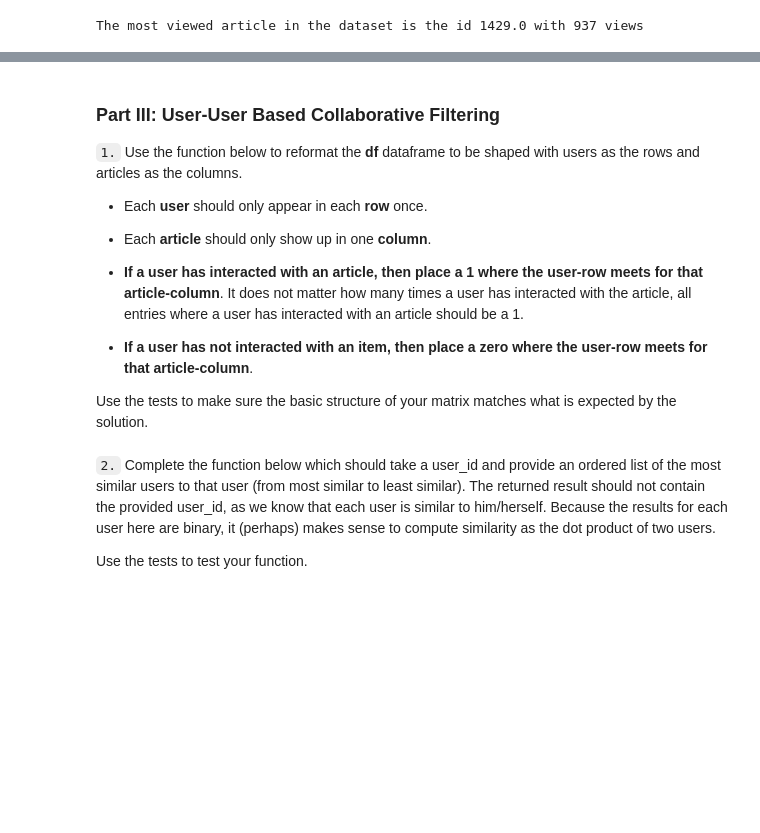
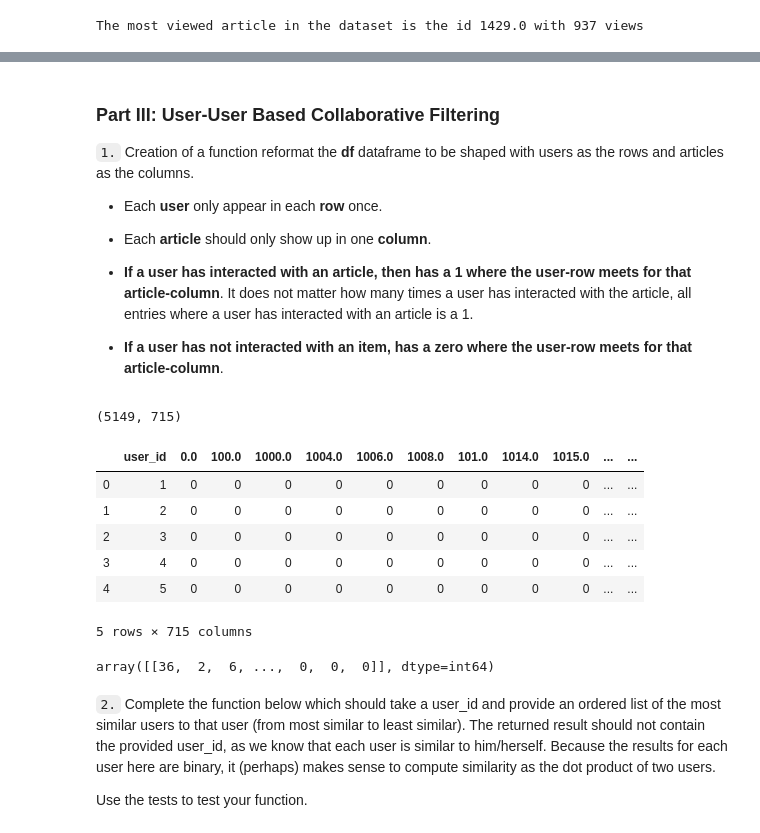
Before and after one commit to canceleiro/IBM-Recommendation-Engine, a Jupyter notebook: Recommendations_with_IBM.ipynb, the cells around one changed output, grey strips where cells are left out. Cells and saved outputs as stored; diff of their text form; code cells hidden in the pictures; blank space fills up the shorter version.

```diff
--- a/Recommendations_with_IBM.ipynb
+++ b/Recommendations_with_IBM.ipynb
@@ -71,7 +71,7 @@ df.head()
 # %% [markdown]
 Changing article id datatype to int
 # %%
-df.article_id = df.article_id.astype('int64')
+df.article_id = df.article_id.astype('str')
 # %% [markdown]
 ### <a class="anchor" id="Exploratory-Data-Analysis">Part I : Exploratory Data Analysis</a>
 
@@ -226,22 +186,20 @@ t.sol_2_test(get_top_articles)
 ### <a class="anchor" id="User-User">Part III: User-User Based Collaborative Filtering</a>
 
 
-`1.` Use the function below to reformat the **df** dataframe to be shaped with users as the rows and articles as the columns.
+`1.` Creation of a function reformat the **df** dataframe to be shaped with users as the rows and articles as the columns.
 
-* Each **user** should only appear in each **row** once.
+* Each **user** only appear in each **row** once.
 
 
 * Each **article** should only show up in one **column**.
 
 
-* **If a user has interacted with an article, then place a 1 where the user-row meets for that article-column**.  It does not matter how many times a user has interacted with the article, all entries where a user has interacted with an article should be a 1.
+* **If a user has interacted with an article, then has a 1 where the user-row meets for that article-column**.  It does not matter how many times a user has interacted with the article, all entries where a user has interacted with an article is a 1.
 
 
-* **If a user has not interacted with an item, then place a zero where the user-row meets for that article-column**.
-
-Use the tests to make sure the basic structure of your matrix matches what is expected by the solution.
+* **If a user has not interacted with an item, has a zero where the user-row meets for that article-column**.
 # %%
-# create the user-article matrix with 1's and 0's
+# creation of the user-article matrix with 1's and 0's
 
 def create_user_item_matrix(df):
     '''
@@ -257,6 +215,11 @@ def create_user_item_matrix(df):
     '''
     # Fill in the function here
 
+    matrix = df.copy()
+    matrix = pd.concat([matrix,pd.get_dummies(matrix.article_id)], axis = 1)
+    matrix = matrix.drop(['title','article_id'], axis = 1)
+    user_item = matrix.groupby('user_id').max().reset_index()
+
     return user_item # return the user_item matrix
 
 user_item = create_user_item_matrix(df)
@@ -268,0 +226,14 @@ print("You have passed our quick tests!  Please proceed!")
+# %%
+user_item.shape
+# %% [output]
+(5149, 715)
+# %%
+user_item.head()
+# %% [output]
+|  | user_id | 0.0 | 100.0 | 1000.0 | 1004.0 | 1006.0 | 1008.0 | 101.0 | 1014.0 | 1015.0 | ... | ... |
+| 0 | 1 | 0 | 0 | 0 | 0 | 0 | 0 | 0 | 0 | 0 | ... | ... |
+| 1 | 2 | 0 | 0 | 0 | 0 | 0 | 0 | 0 | 0 | 0 | ... | ... |
+| 2 | 3 | 0 | 0 | 0 | 0 | 0 | 0 | 0 | 0 | 0 | ... | ... |
+| 3 | 4 | 0 | 0 | 0 | 0 | 0 | 0 | 0 | 0 | 0 | ... | ... |
+| 4 | 5 | 0 | 0 | 0 | 0 | 0 | 0 | 0 | 0 | 0 | ... | ... |
+5 rows × 715 columns
@@ -269,3 +244,7 @@ print("You have passed our quick tests!  Please proceed!")
+# %%
+similar
+# %% [output]
+array([[36,  2,  6, ...,  0,  0,  0]], dtype=int64)
 # %% [markdown]
 `2.` Complete the function below which should take a user_id and provide an ordered list of the most similar users to that user (from most similar to least similar).  The returned result should not contain the provided user_id, as we know that each user is similar to him/herself. Because the results for each user here are binary, it (perhaps) makes sense to compute similarity as the dot product of two users.
 
```
Also changed, not shown: parts of 10 cells of this notebook.
